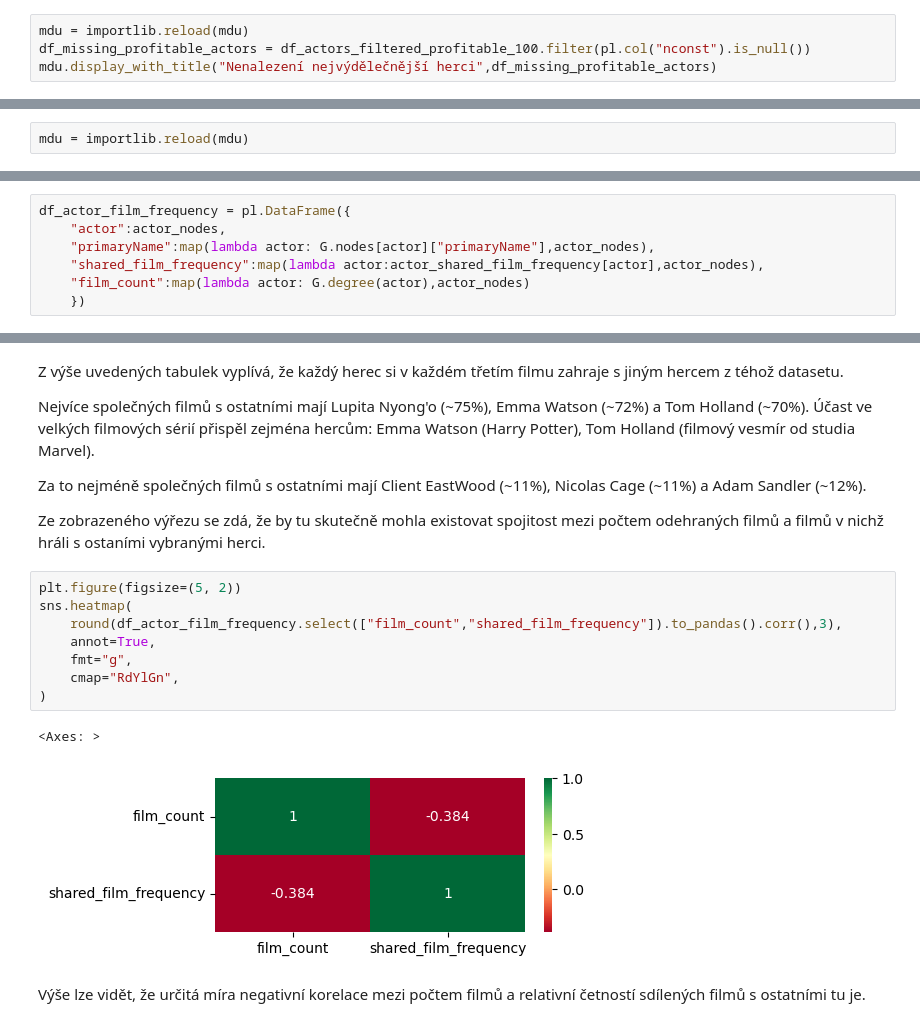
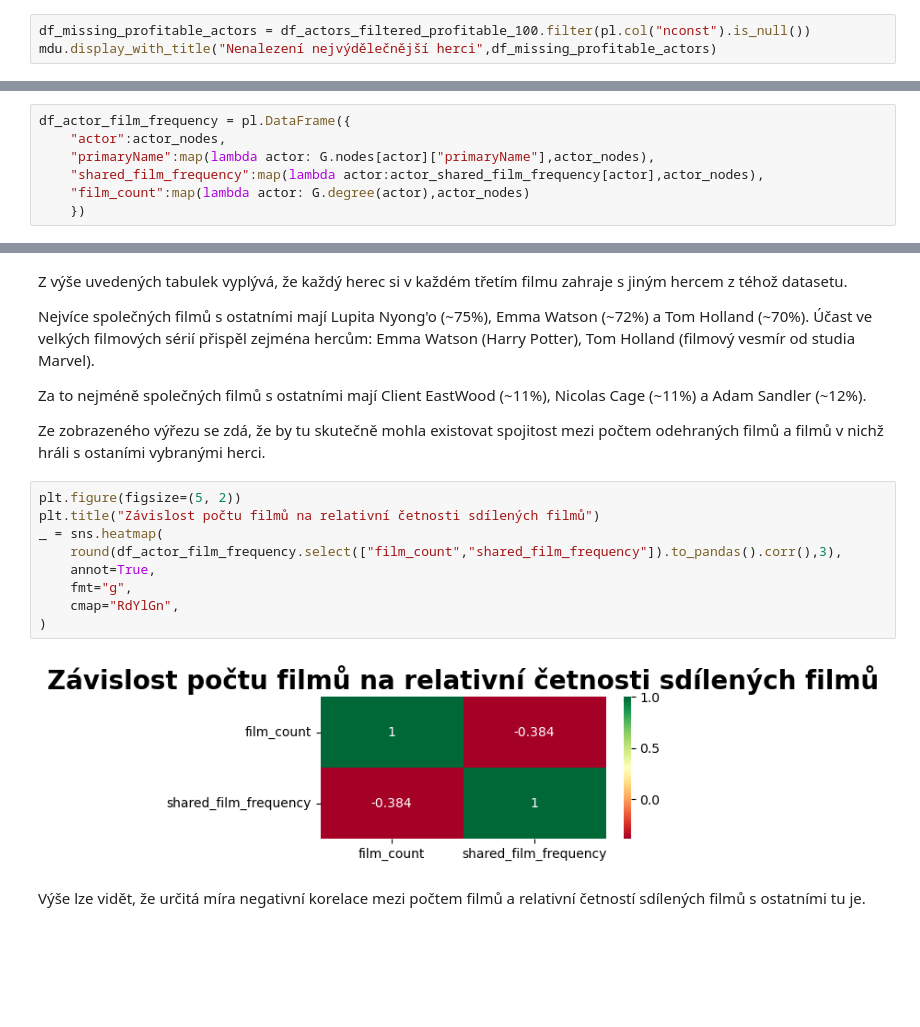
Before and after one commit to Jindrich8/Actors_and_films_analysis, a Jupyter notebook: actors_films.ipynb, the cells around one changed output, grey strips where cells are left out. Drawn from its saved outputs; the diff is of its cells as text; blank space fills up the shorter version.

```diff
--- a/actors_films.ipynb
+++ b/actors_films.ipynb
@@ -137,7 +141,6 @@ Nejvýdělečnější dosud žijící herci dle jména a roku narození
 # %% [markdown]
 Výše lze vidět, že po filtrování zde chybí 4 herci a jeden z herců nemá vyplněný rok narození, což by mohl být také důvod jeho nenalezení.
 # %%
-mdu = importlib.reload(mdu)
 df_missing_profitable_actors = df_actors_filtered_profitable_100.filter(pl.col("nconst").is_null())
 mdu.display_with_title("Nenalezení nejvýdělečnější herci",df_missing_profitable_actors)
 # %% [output]
@@ -307,8 +310,6 @@ Po doplnění těchto herců již nikdo další nechybí.
 Po výběru datasetu herců zbývá načíst dataset filmů a rolí.
 Role se načtou na základě vybraných herců a filmy poté na základě takto vybraných rolí.
 Jako role je zde chápáno herecké obsazení filmu, do rolí se tedy nepočítají další práce jako např. režisér, kameraman, zvukař, atd.
-# %%
-mdu = importlib.reload(mdu)
 # %%
 df_principals=mdu.load_lazy(path= ORIGINAL_DATA_PATH+"/title.principals.tsv",
                         separator="\t",
@@ -664,7 +661,7 @@ Relativní četnost spoluprací mezi herci
 | "nm0000115" | "Nicolas Cage" | 0.114286 | 105 |
 | "nm0000142" | "Clint Eastwood" | 0.113208 | 53 |
 # %% [markdown]
-Z výše uvedených tabulek vyplívá, že každý herec si v každém třetím filmu zahraje s jiným hercem z téhož datasetu.
+Z výše uvedených tabulek vyplývá, že každý herec si v každém třetím filmu zahraje s jiným hercem z téhož datasetu.
 
 Nejvíce společných filmů s ostatními mají Lupita Nyong'o (~75%), Emma Watson (~72%) a Tom Holland (~70%).
 Účast ve velkých filmových sérií přispěl zejména hercům: Emma Watson (Harry Potter), Tom Holland (filmový vesmír od studia Marvel).
@@ -674,15 +671,15 @@ Za to nejméně společných filmů s ostatními mají Client EastWood (~11%), N
 Ze zobrazeného výřezu se zdá, že by tu skutečně mohla existovat spojitost mezi počtem odehraných filmů a filmů v nichž hráli s ostaními vybranými herci.
 # %%
 plt.figure(figsize=(5, 2))
-sns.heatmap(
+plt.title("Závislost počtu filmů na relativní četnosti sdílených filmů")
+_ = sns.heatmap(
     round(df_actor_film_frequency.select(["film_count","shared_film_frequency"]).to_pandas().corr(),3),
     annot=True,
     fmt="g",
     cmap="RdYlGn",
 )
 # %% [output]
-<Axes: >
-[figure, old version]
+[figure, new version]
 # %% [markdown]
 Výše lze vidět, že určitá míra negativní korelace mezi počtem filmů a relativní četností sdílených filmů s ostatními tu je.
 # %% [markdown]
```
Also changed, not shown: parts of 30 cells of this notebook.
